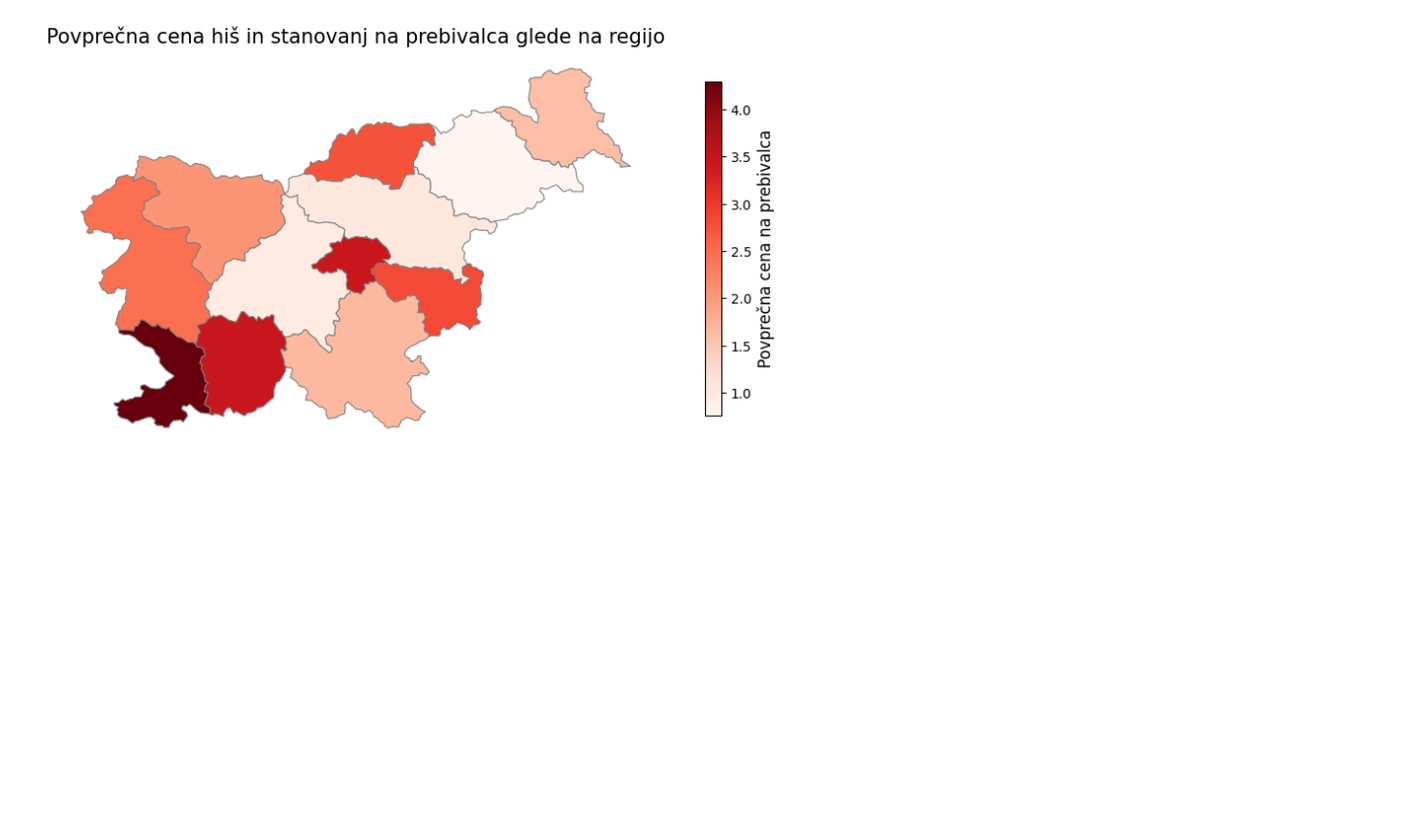
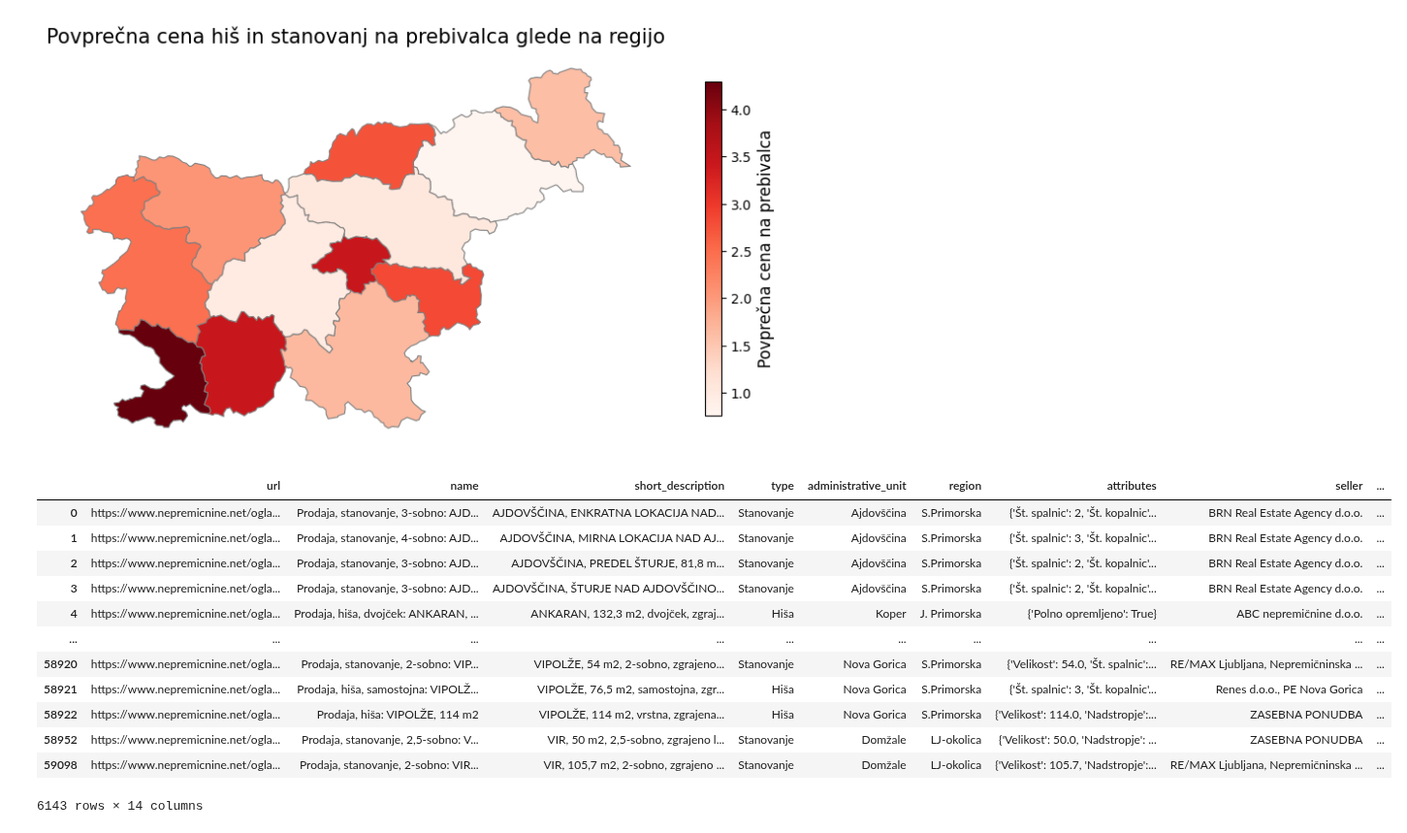
Before and after one commit to tthuma1/PR251, a Jupyter notebook: src/main.ipynb, the cells around one changed output. Shown at 97% size. Saved outputs shown, nothing was run; the diff lists cells and outputs as text; code cells hidden in the pictures; blank space fills up the shorter version.

```diff
--- a/src/main.ipynb
+++ b/src/main.ipynb
@@ -249,3 +249,19 @@ ax.axis("off")
 plt.show()
 # %% [output]
 [figure]
+# %%
+nepremicnine_mun
+# %% [output]
+|  | url | name | short_description | type | administrative_unit | region | attributes | seller | ... |
+| 0 | https://www.nepremicnine.net/ogla... | Prodaja, stanovanje, 3-sobno: AJD... | AJDOVŠČINA, ENKRATNA LOKACIJA NAD... | Stanovanje | Ajdovščina | S.Primorska | {'Št. spalnic': 2, 'Št. kopalnic'... | BRN Real Estate Agency d.o.o. | ... |
+| 1 | https://www.nepremicnine.net/ogla... | Prodaja, stanovanje, 4-sobno: AJD... | AJDOVŠČINA, MIRNA LOKACIJA NAD AJ... | Stanovanje | Ajdovščina | S.Primorska | {'Št. spalnic': 3, 'Št. kopalnic'... | BRN Real Estate Agency d.o.o. | ... |
+| 2 | https://www.nepremicnine.net/ogla... | Prodaja, stanovanje, 3-sobno: AJD... | AJDOVŠČINA, PREDEL ŠTURJE, 81,8 m... | Stanovanje | Ajdovščina | S.Primorska | {'Št. spalnic': 2, 'Št. kopalnic'... | BRN Real Estate Agency d.o.o. | ... |
+| 3 | https://www.nepremicnine.net/ogla... | Prodaja, stanovanje, 3-sobno: AJD... | AJDOVŠČINA, ŠTURJE NAD AJDOVŠČINO... | Stanovanje | Ajdovščina | S.Primorska | {'Št. spalnic': 2, 'Št. kopalnic'... | BRN Real Estate Agency d.o.o. | ... |
+| 4 | https://www.nepremicnine.net/ogla... | Prodaja, hiša, dvojček: ANKARAN, ... | ANKARAN, 132,3 m2, dvojček, zgraj... | Hiša | Koper | J. Primorska | {'Polno opremljeno': True} | ABC nepremičnine d.o.o. | ... |
+| ... | ... | ... | ... | ... | ... | ... | ... | ... | ... |
+| 58920 | https://www.nepremicnine.net/ogla... | Prodaja, stanovanje, 2-sobno: VIP... | VIPOLŽE, 54 m2, 2-sobno, zgrajeno... | Stanovanje | Nova Gorica | S.Primorska | {'Velikost': 54.0, 'Št. spalnic':... | RE/MAX Ljubljana, Nepremičninska ... | ... |
+| 58921 | https://www.nepremicnine.net/ogla... | Prodaja, hiša, samostojna: VIPOLŽ... | VIPOLŽE, 76,5 m2, samostojna, zgr... | Hiša | Nova Gorica | S.Primorska | {'Št. spalnic': 3, 'Št. kopalnic'... | Renes d.o.o., PE Nova Gorica | ... |
+| 58922 | https://www.nepremicnine.net/ogla... | Prodaja, hiša: VIPOLŽE, 114 m2 | VIPOLŽE, 114 m2, vrstna, zgrajena... | Hiša | Nova Gorica | S.Primorska | {'Velikost': 114.0, 'Nadstropje':... | ZASEBNA PONUDBA | ... |
+| 58952 | https://www.nepremicnine.net/ogla... | Prodaja, stanovanje, 2,5-sobno: V... | VIR, 50 m2, 2,5-sobno, zgrajeno l... | Stanovanje | Domžale | LJ-okolica | {'Velikost': 50.0, 'Nadstropje': ... | ZASEBNA PONUDBA | ... |
+| 59098 | https://www.nepremicnine.net/ogla... | Prodaja, stanovanje, 2-sobno: VIR... | VIR, 105,7 m2, 2-sobno, zgrajeno ... | Stanovanje | Domžale | LJ-okolica | {'Velikost': 105.7, 'Nadstropje':... | RE/MAX Ljubljana, Nepremičninska ... | ... |
+6143 rows × 14 columns
```
Also changed, not shown: parts of 10 cells of this notebook.
